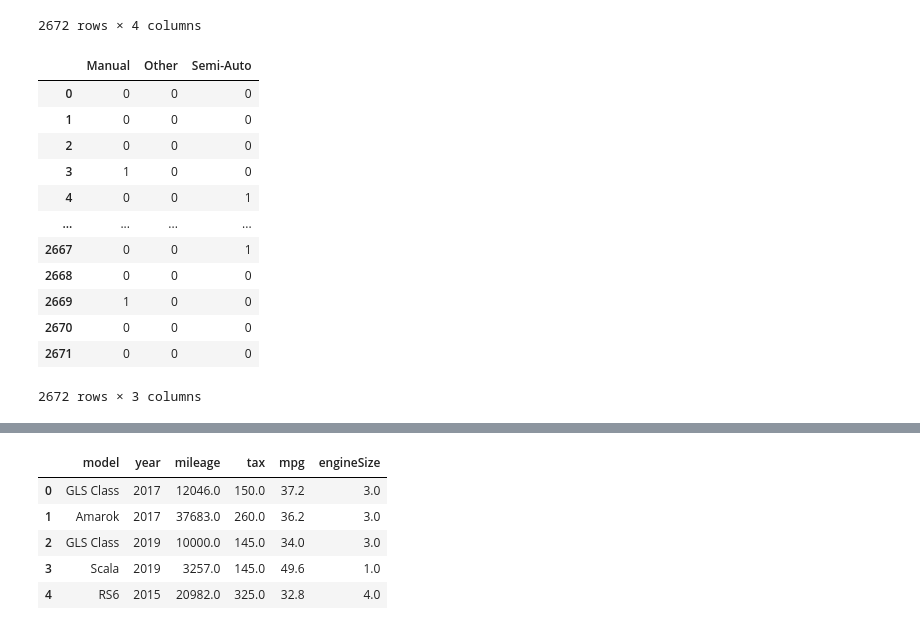
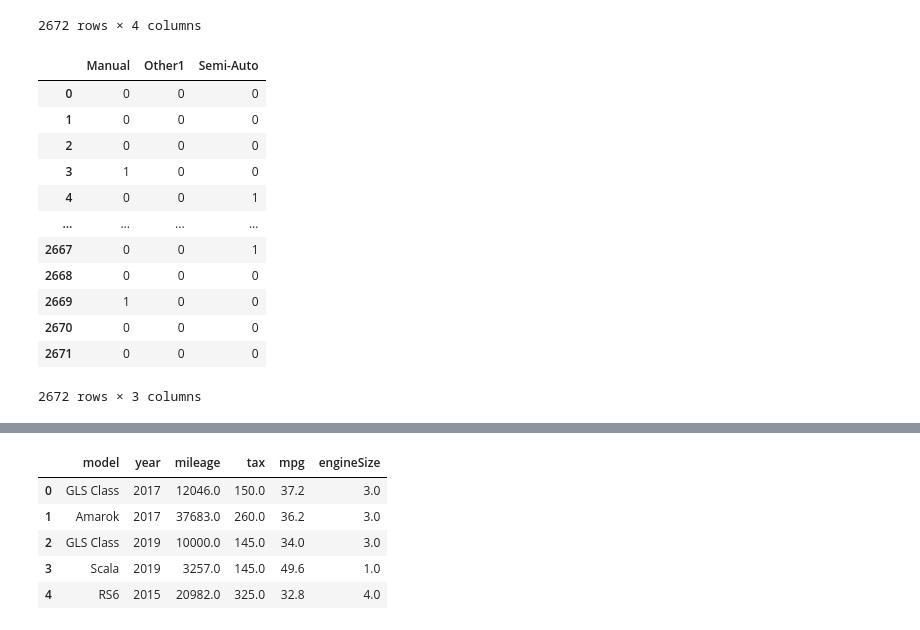
Before and after one commit to rush3010/Used-Cars-Price-Prediction, a Jupyter notebook: Used Car Price Prediction Analysis.ipynb, the cells around one changed output, grey strips where cells are left out. Drawn from its saved outputs; the diff is of its cells as text; code cells hidden in the pictures.

```diff
--- a/Used Car Price Prediction Analysis.ipynb
+++ b/Used Car Price Prediction Analysis.ipynb
@@ -277,10 +278,13 @@ fueltype1
 # %%
 #creating dummy variable for transmission
 transmission = pd.get_dummies(X_train['transmission'],drop_first=True)
+transmission = transmission.rename(columns = {'Other' : 'Other1'},inplace=False)
 transmission1 = pd.get_dummies(X_test['transmission'],drop_first=True)
+transmission1 = transmission1.rename(columns = {'Other' : 'Other1'},inplace=False)
 transmission1
+#since our dataset had 2 similiared named columns so we will change its name
 # %% [output]
-|  | Manual | Other | Semi-Auto |
+|  | Manual | Other1 | Semi-Auto |
 | 0 | 0 | 0 | 0 |
 | 1 | 0 | 0 | 0 |
 | 2 | 0 | 0 | 0 |
```
Also changed, not shown: parts of 47 cells of this notebook.
